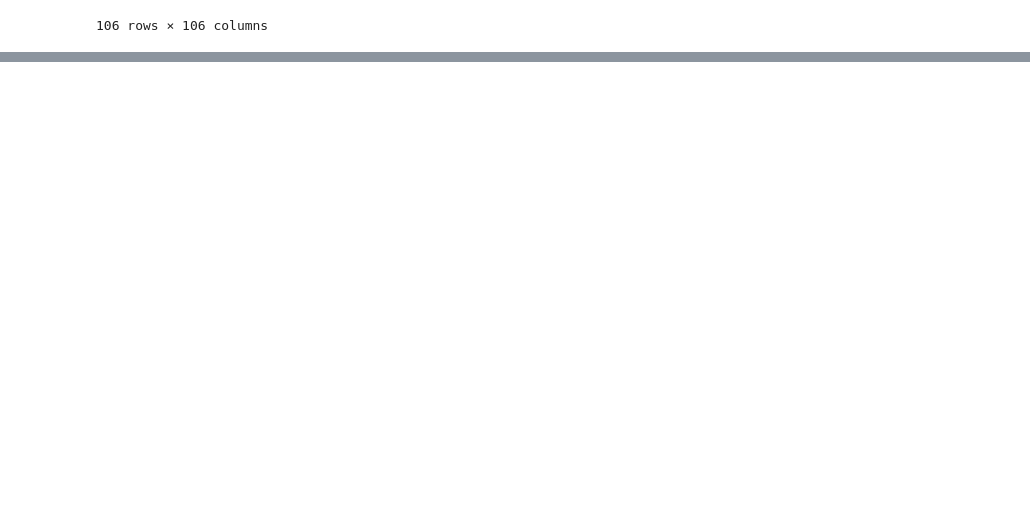
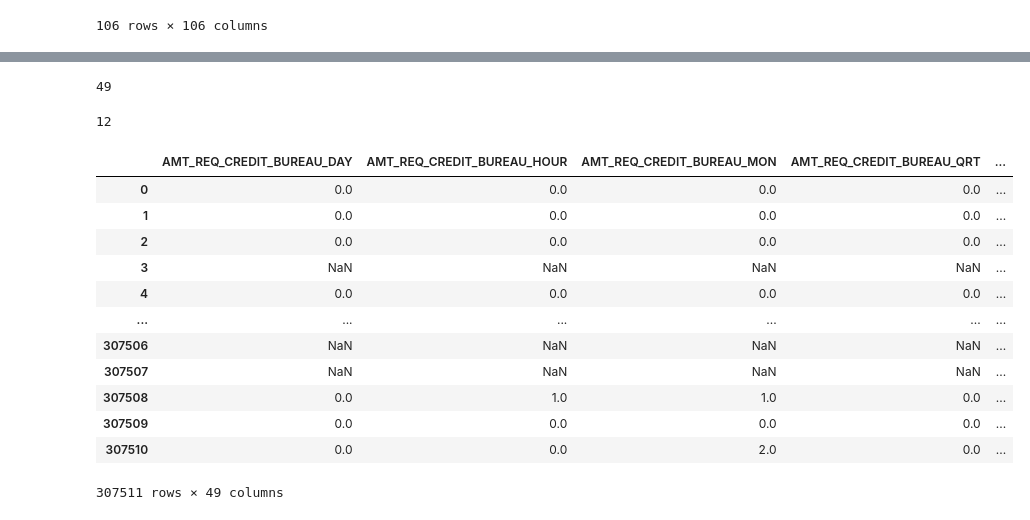
Before and after one commit to Anghelo-Salirrosas/CreditCardFraudProject, a Jupyter notebook: notebooks/1.DataPreparation.ipynb, the cells around one changed output, grey strips where cells are left out. Saved outputs shown, nothing was run; the diff lists cells and outputs as text; code cells hidden in the pictures; blank space fills up the shorter version.

```diff
--- a/notebooks/1.DataPreparation.ipynb
+++ b/notebooks/1.DataPreparation.ipynb
@@ -157,0 +242,24 @@ selected_features
+# %%
+len(num_mode)
+# %% [output]
+49
+# %%
+len(num_mean)
+# %% [output]
+12
+# %%
+selected_features[num_mode]
+# %% [output]
+|  | AMT_REQ_CREDIT_BUREAU_DAY | AMT_REQ_CREDIT_BUREAU_HOUR | AMT_REQ_CREDIT_BUREAU_MON | AMT_REQ_CREDIT_BUREAU_QRT | ... |
+| 0 | 0.0 | 0.0 | 0.0 | 0.0 | ... |
+| 1 | 0.0 | 0.0 | 0.0 | 0.0 | ... |
+| 2 | 0.0 | 0.0 | 0.0 | 0.0 | ... |
+| 3 | NaN | NaN | NaN | NaN | ... |
+| 4 | 0.0 | 0.0 | 0.0 | 0.0 | ... |
+| ... | ... | ... | ... | ... | ... |
+| 307506 | NaN | NaN | NaN | NaN | ... |
+| 307507 | NaN | NaN | NaN | NaN | ... |
+| 307508 | 0.0 | 1.0 | 1.0 | 0.0 | ... |
+| 307509 | 0.0 | 0.0 | 0.0 | 0.0 | ... |
+| 307510 | 0.0 | 0.0 | 2.0 | 0.0 | ... |
+307511 rows × 49 columns
```
Also changed, not shown: parts of 38 cells of this notebook, 1 other file.
